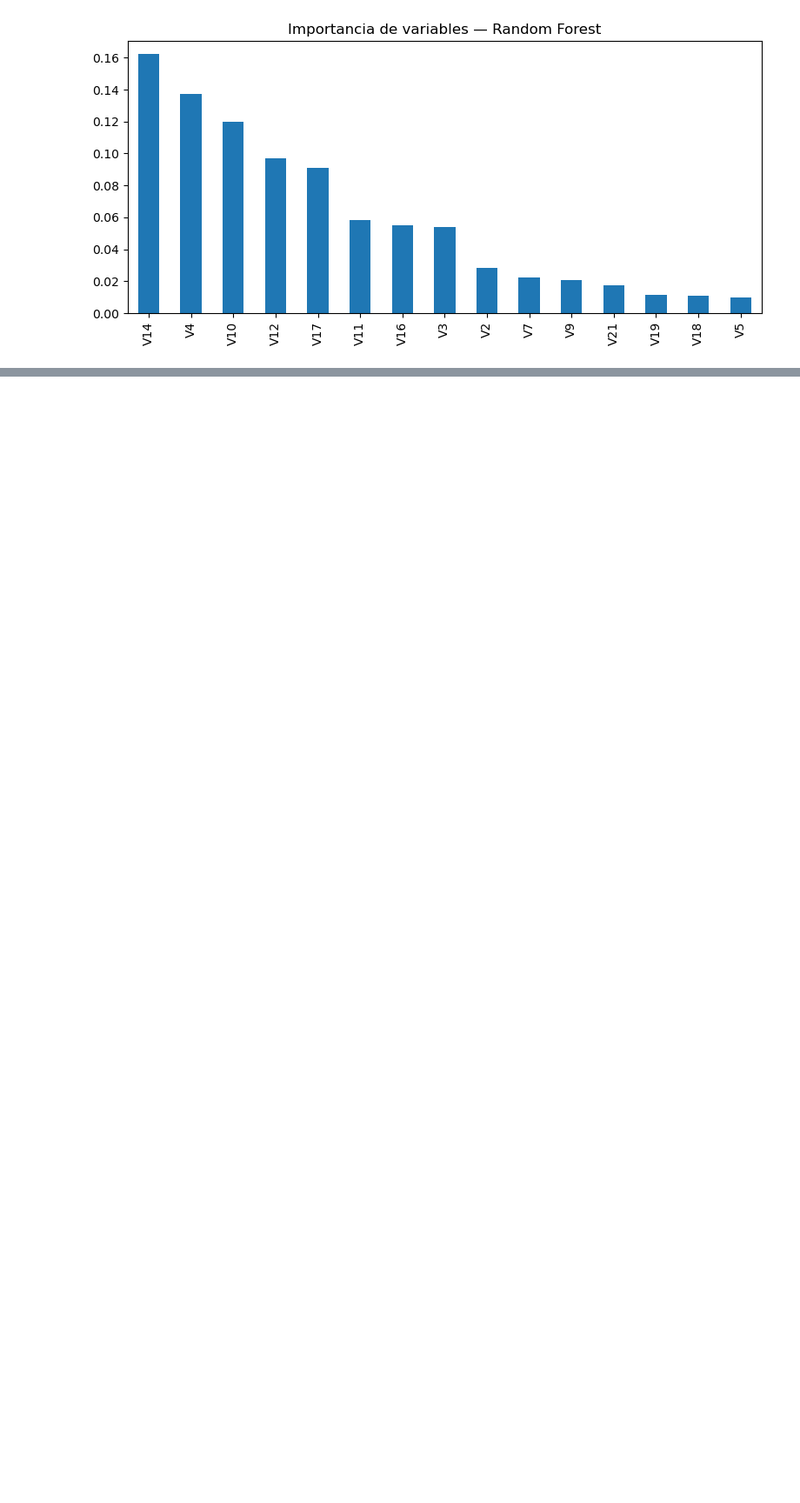
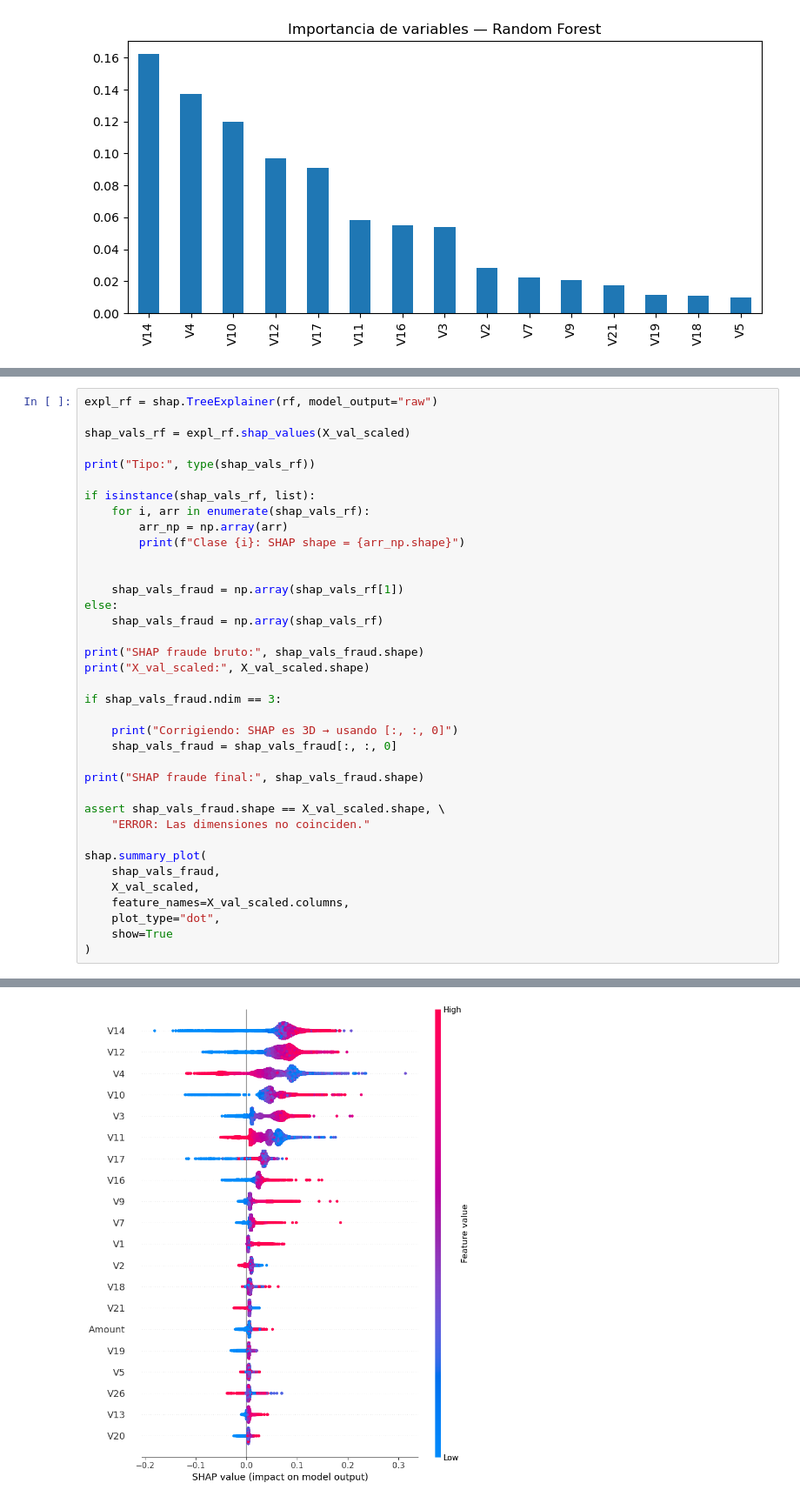
Before and after one commit to ZMGus/Deep-Learnig, a Jupyter notebook: Proyecto_con_RF.ipynb, the cells around one changed output, grey strips where cells are left out. Shown at 87% size. Cells and saved outputs as stored; diff of their text form; blank space fills up the shorter version.

```diff
--- a/Proyecto_con_RF.ipynb
+++ b/Proyecto_con_RF.ipynb
@@ -1229,0 +1183,38 @@ Shape SHAP final: (42721, 30, 2)
+# %%
+expl_rf = shap.TreeExplainer(rf, model_output="raw")
+
+shap_vals_rf = expl_rf.shap_values(X_val_scaled)
+
+print("Tipo:", type(shap_vals_rf))
+
+if isinstance(shap_vals_rf, list):
+    for i, arr in enumerate(shap_vals_rf):
+        arr_np = np.array(arr)
+        print(f"Clase {i}: SHAP shape = {arr_np.shape}")
+
+
+    shap_vals_fraud = np.array(shap_vals_rf[1])
+else:
+    shap_vals_fraud = np.array(shap_vals_rf)
+
+print("SHAP fraude bruto:", shap_vals_fraud.shape)
+print("X_val_scaled:", X_val_scaled.shape)
+
+if shap_vals_fraud.ndim == 3:
+
+    print("Corrigiendo: SHAP es 3D → usando [:, :, 0]")
+    shap_vals_fraud = shap_vals_fraud[:, :, 0]
+
+print("SHAP fraude final:", shap_vals_fraud.shape)
+
+assert shap_vals_fraud.shape == X_val_scaled.shape, \
+    "ERROR: Las dimensiones no coinciden."
+
+shap.summary_plot(
+    shap_vals_fraud,
+    X_val_scaled,
+    feature_names=X_val_scaled.columns,
+    plot_type="dot",
+    show=True
+)
+# %% [output]
@@ -1230 +1226,2 @@ Shape SHAP final: (42721, 30, 2)
+[figure, added]
 # %%
```
Also changed, not shown: parts of 11 cells of this notebook.
